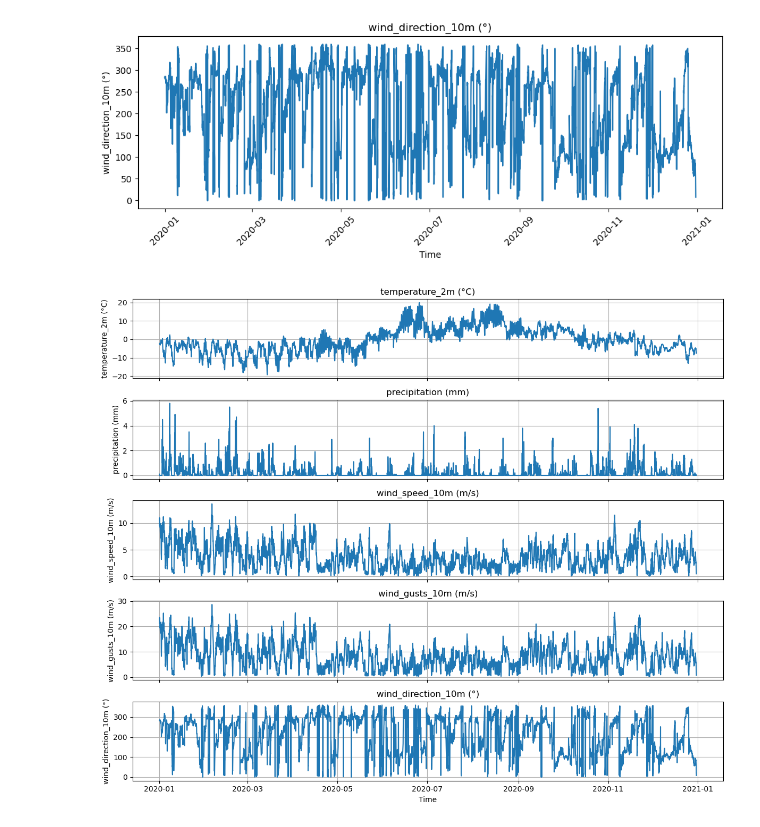
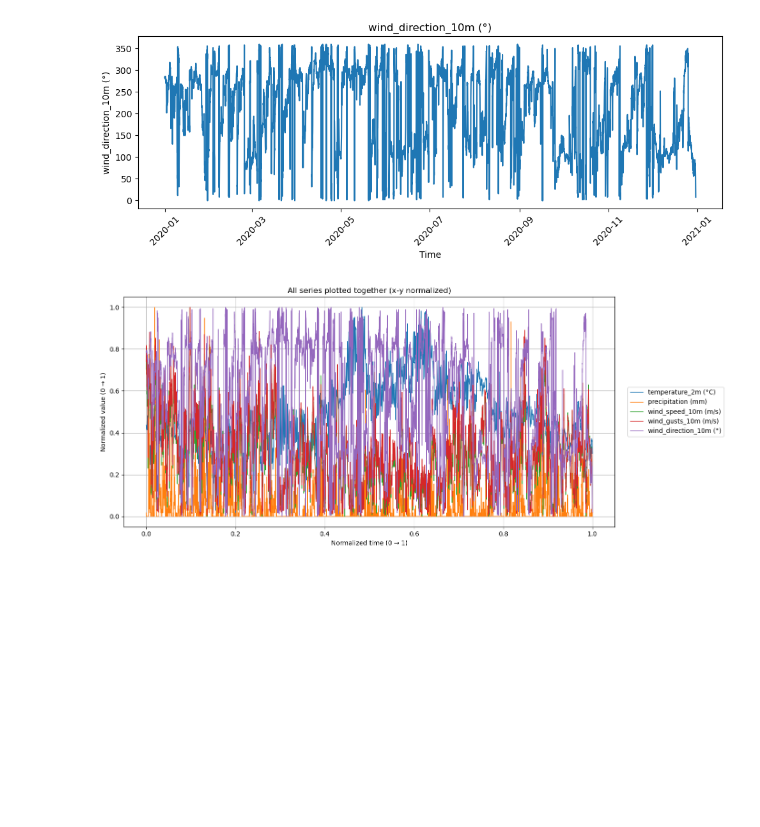
Before and after one commit to JoeriH06/IND320-Joeri, a Jupyter notebook: Assignment1/Main.ipynb, the cells around one changed output. Saved outputs shown, nothing was run; the diff lists cells and outputs as text; code cells hidden in the pictures; blank space fills up the shorter version.

Commit message:
small change in plotting everything together

```diff
--- a/Assignment1/Main.ipynb
+++ b/Assignment1/Main.ipynb
@@ -140,19 +140,32 @@ None
 # %%
 # Task 4:
 # https://matplotlib.org/stable/gallery/subplots_axes_and_figures/subplots_demo.html
-# Create subplots, total of 6 columns -1 because we dont need the time plot. so, 5 plots (1) column
-fig, axes = plt.subplots(len(data.columns) - 1, 1, figsize=(12, 10), sharex=True)
+# Ensure time is datetime
+data['time'] = pd.to_datetime(data['time'])
 
-# we use zip to combine each axis with corrosponding column
-for ax, column in zip(axes, data.columns[1:]):
-    ax.plot(data["time"], data[column])
-    ax.set_title(column)
-    ax.set_ylabel(column)
-    ax.grid(True)
+# Normalize x (time) to [0,1]
+time_seconds = (data['time'] - data['time'].min()).dt.total_seconds()
+x_norm = (time_seconds - time_seconds.min()) / (time_seconds.max() - time_seconds.min())
 
-# We give only the last axes the lable time, this is for visability and usability
-axes[-1].set_xlabel("Time")
+plt.figure(figsize=(14, 6))
+
+# Plot each column (except time) normalized on y
+for column in data.columns[1:]:
+    y = data[column].astype(float)
+    # Avoid division by zero if constant
+    if y.max() == y.min():
+        y_norm = np.zeros_like(y)
+    else:
+        y_norm = (y - y.min()) / (y.max() - y.min())
+    plt.plot(x_norm, y_norm, label=column, linewidth=1)
+
+# I normalized both axes to [0,1] and plotted all series on the same graph with a legend.
+plt.xlabel('Normalized time (0 → 1)')
+plt.ylabel('Normalized value (0 → 1)')
+plt.title('All series plotted together (x-y normalized)')
+plt.legend(loc='center left', bbox_to_anchor=(1.02, 0.5))
+plt.grid(True)
 plt.tight_layout()
 plt.show()
 # %% [output]
-[figure, old version]
+[figure, new version]
```
